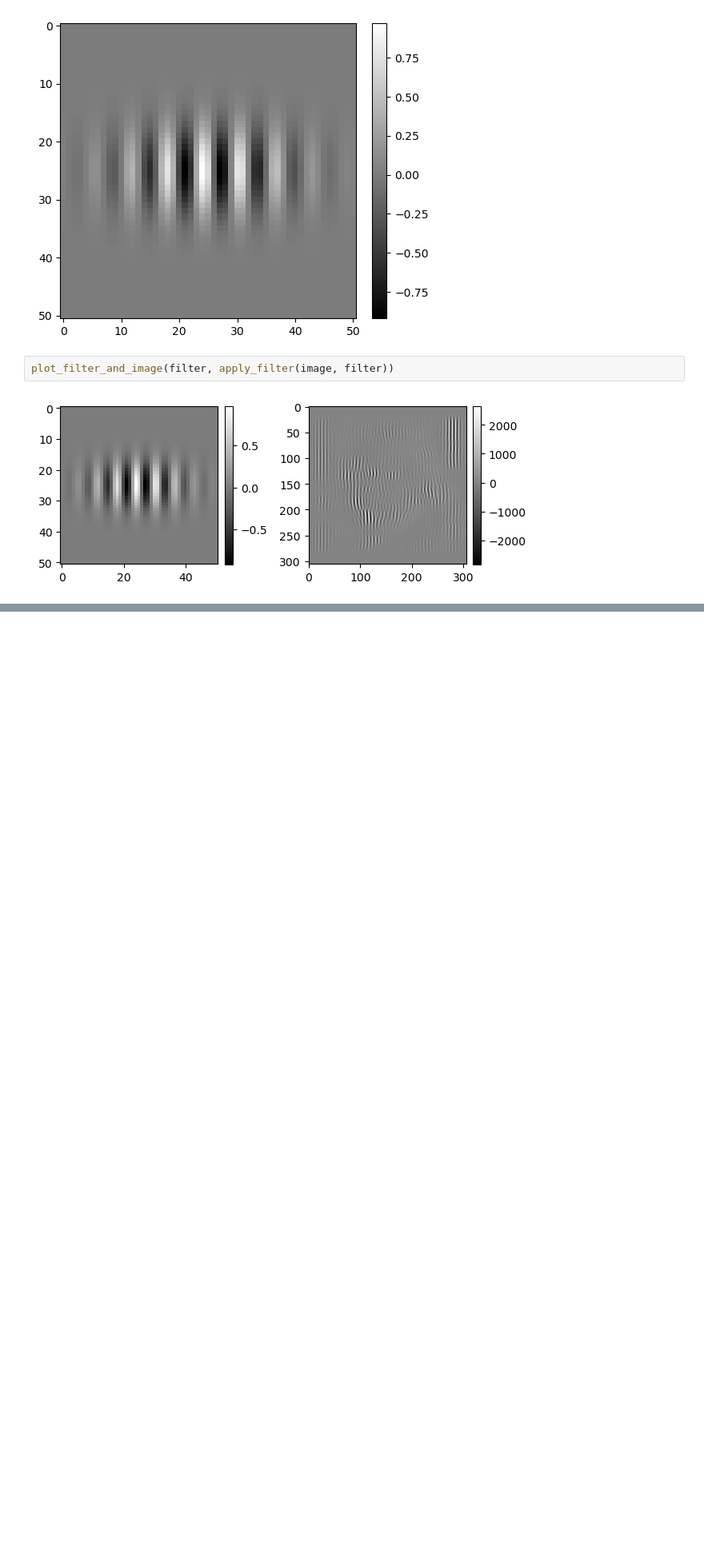
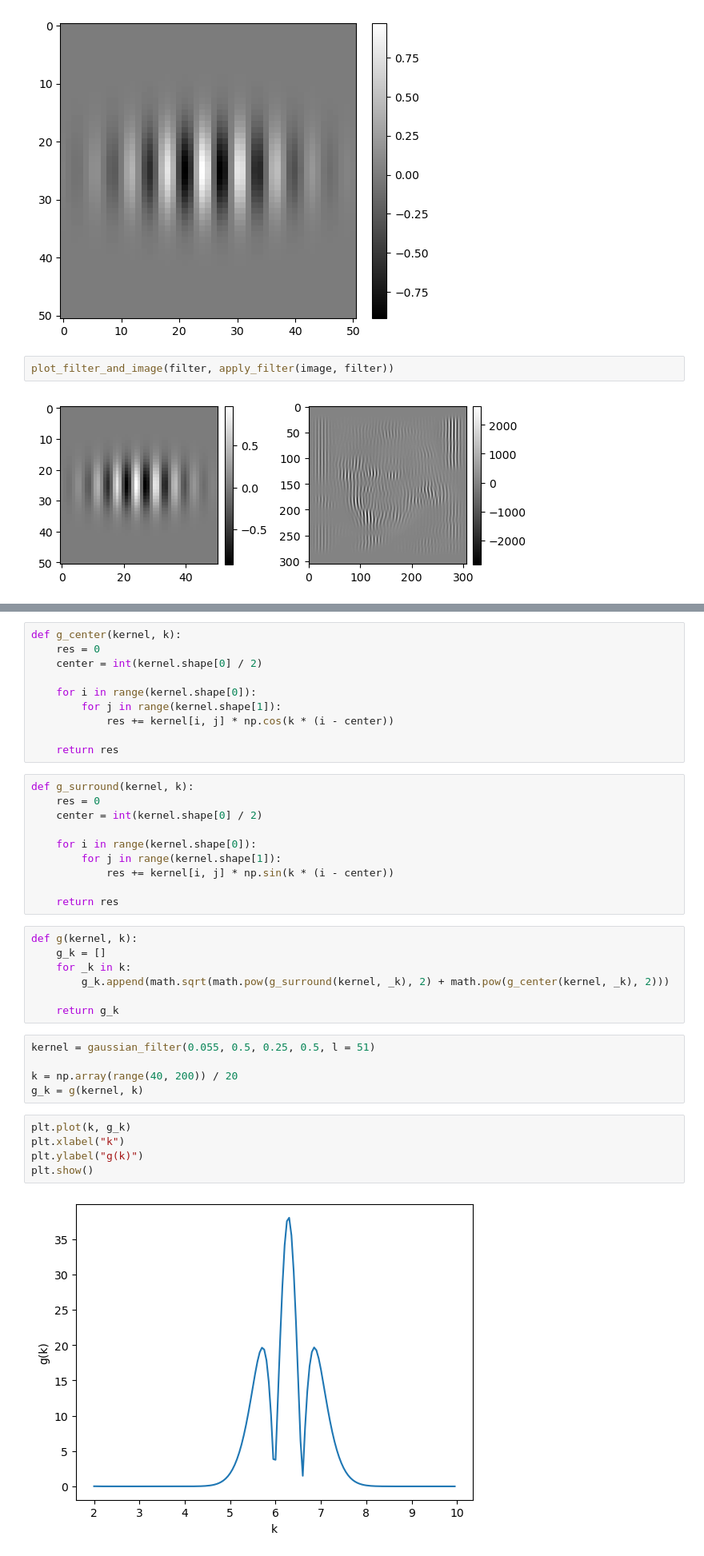
Before and after one commit to kerseviciute/how-does-vision-work, a Jupyter notebook: homework-1.ipynb, the cells around one changed output, grey strips where cells are left out. Shown at 80% size. Drawn from its saved outputs; the diff is of its cells as text; blank space fills up the shorter version.

```diff
--- a/homework-1.ipynb
+++ b/homework-1.ipynb
@@ -202,0 +225,39 @@ plot_filter_and_image(filter, apply_filter(image, filter))
+# %%
+def g_center(kernel, k):
+    res = 0
+    center = int(kernel.shape[0] / 2)
+
+    for i in range(kernel.shape[0]):
+        for j in range(kernel.shape[1]):
+            res += kernel[i, j] * np.cos(k * (i - center))
+
+    return res
+# %%
+def g_surround(kernel, k):
+    res = 0
+    center = int(kernel.shape[0] / 2)
+
+    for i in range(kernel.shape[0]):
+        for j in range(kernel.shape[1]):
+            res += kernel[i, j] * np.sin(k * (i - center))
+
+    return res
+# %%
+def g(kernel, k):
+    g_k = []
+    for _k in k:
+        g_k.append(math.sqrt(math.pow(g_surround(kernel, _k), 2) + math.pow(g_center(kernel, _k), 2)))
+
+    return g_k
+# %%
+kernel = gaussian_filter(0.055, 0.5, 0.25, 0.5, l = 51)
+
+k = np.array(range(40, 200)) / 20
+g_k = g(kernel, k)
+# %%
+plt.plot(k, g_k)
+plt.xlabel("k")
+plt.ylabel("g(k)")
+plt.show()
+# %% [output]
+[figure, added]
```
Also changed, not shown: parts of 1 cell of this notebook.
